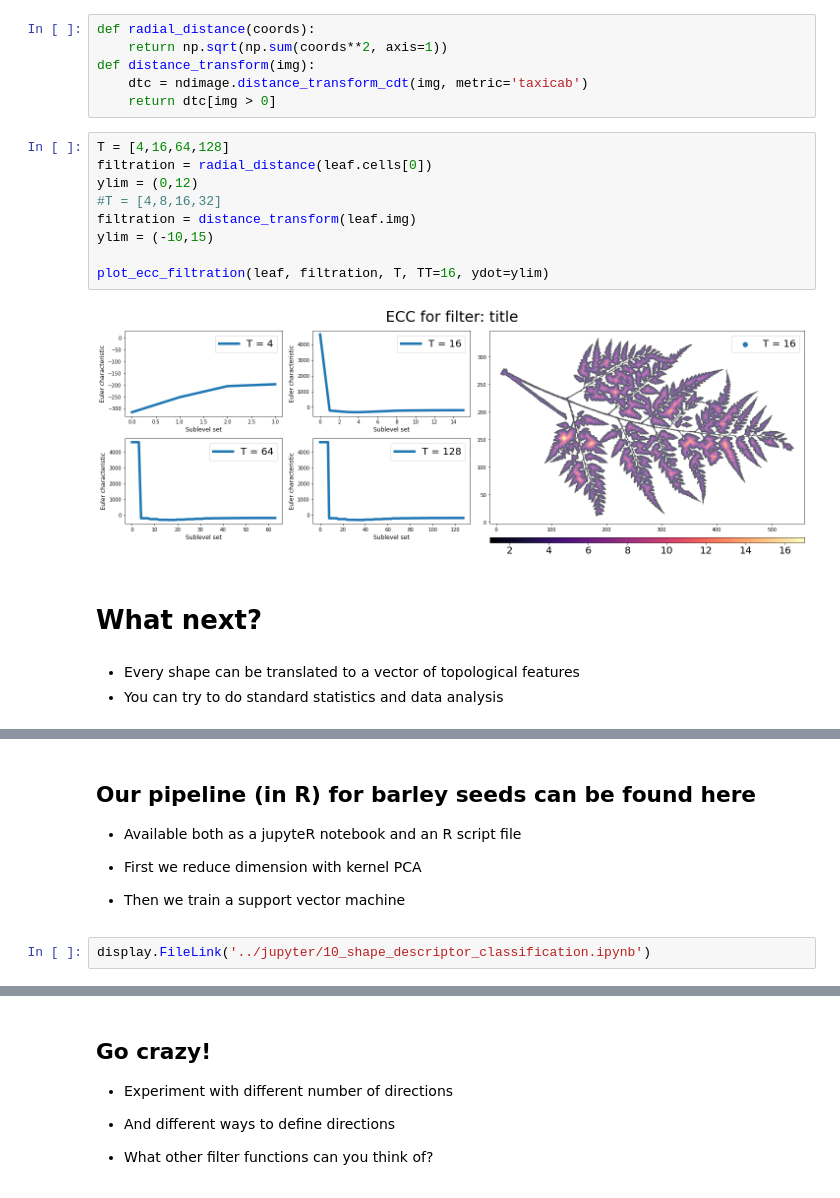
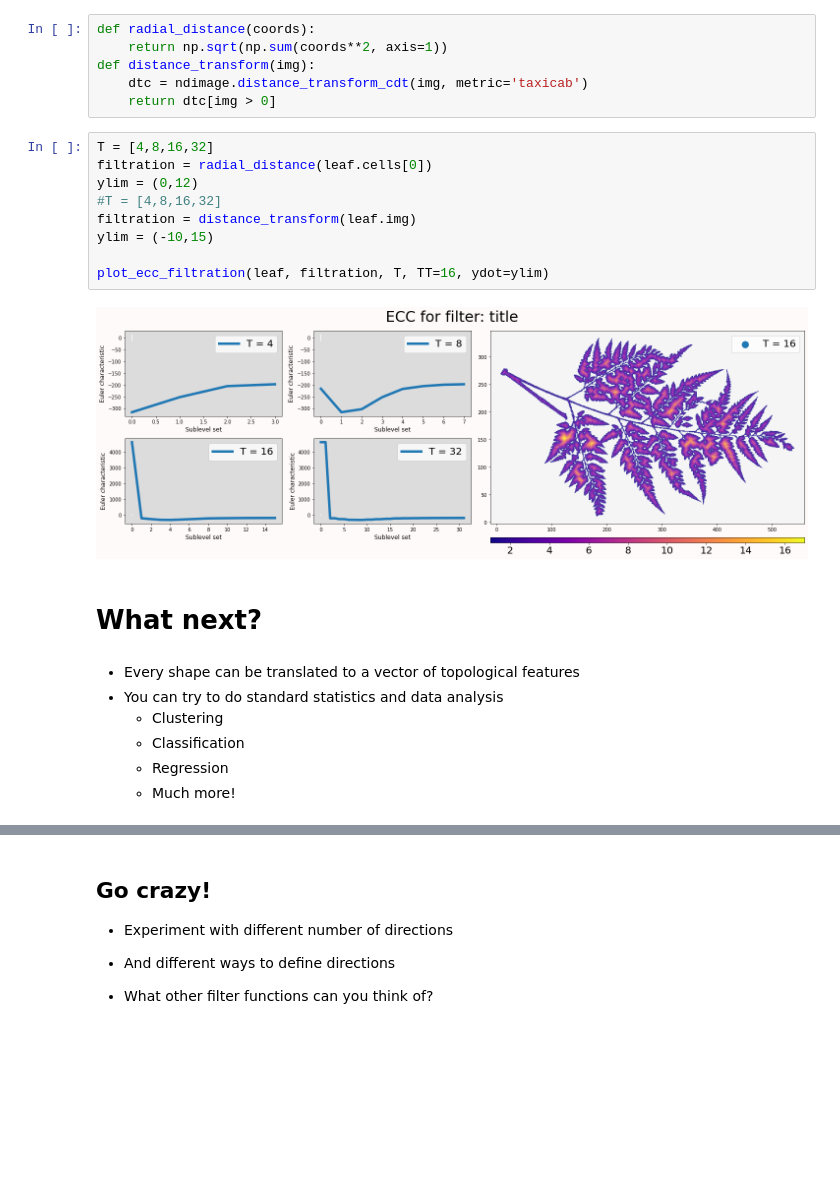
Before and after one commit to amezqui3/demeter, a Jupyter notebook: tutorial/nappn2022_shape_of_things_to_come.ipynb, the cells around one changed output, grey strips where cells are left out. Saved outputs shown, nothing was run; the diff lists cells and outputs as text; blank space fills up the shorter version.

```diff
--- a/tutorial/nappn2022_shape_of_things_to_come.ipynb
+++ b/tutorial/nappn2022_shape_of_things_to_come.ipynb
@@ -1010,21 +1062,25 @@ def distance_transform(img):
     dtc = ndimage.distance_transform_cdt(img, metric='taxicab')
     return dtc[img > 0]
 # %%
-T = [4,16,64,128]
+T = [4,8,16,32]
 filtration = radial_distance(leaf.cells[0])
 ylim = (0,12)
 #T = [4,8,16,32]
 filtration = distance_transform(leaf.img)
 ylim = (-10,15)
 
 plot_ecc_filtration(leaf, filtration, T, TT=16, ydot=ylim)
 # %% [output]
-[figure, old version]
+[figure, new version]
 # %% [markdown]
 # What next?
 # %% [markdown]
 - Every shape can be translated to a vector of topological features
 - You can try to do standard statistics and data analysis
+    - Clustering
+    - Classification
+    - Regression
+    - Much more!
 # %% [markdown]
 # Be aware of the curse of dimensionality
 
@@ -1037,13 +1093,3 @@ plot_ecc_filtration(leaf, filtration, T, TT=16, ydot=ylim)
     - Nonlinear PCA
     - t-SNE
     - etc
-# %% [markdown]
-## Our pipeline (in R) for barley seeds can be found here
-
-- Available both as a jupyteR notebook and an R script file
-
-
-- First we reduce dimension with kernel PCA
-- Then we train a support vector machine
-# %%
-display.FileLink('../jupyter/10_shape_descriptor_classification.ipynb')
```
Also changed, not shown: parts of 31 cells of this notebook.
